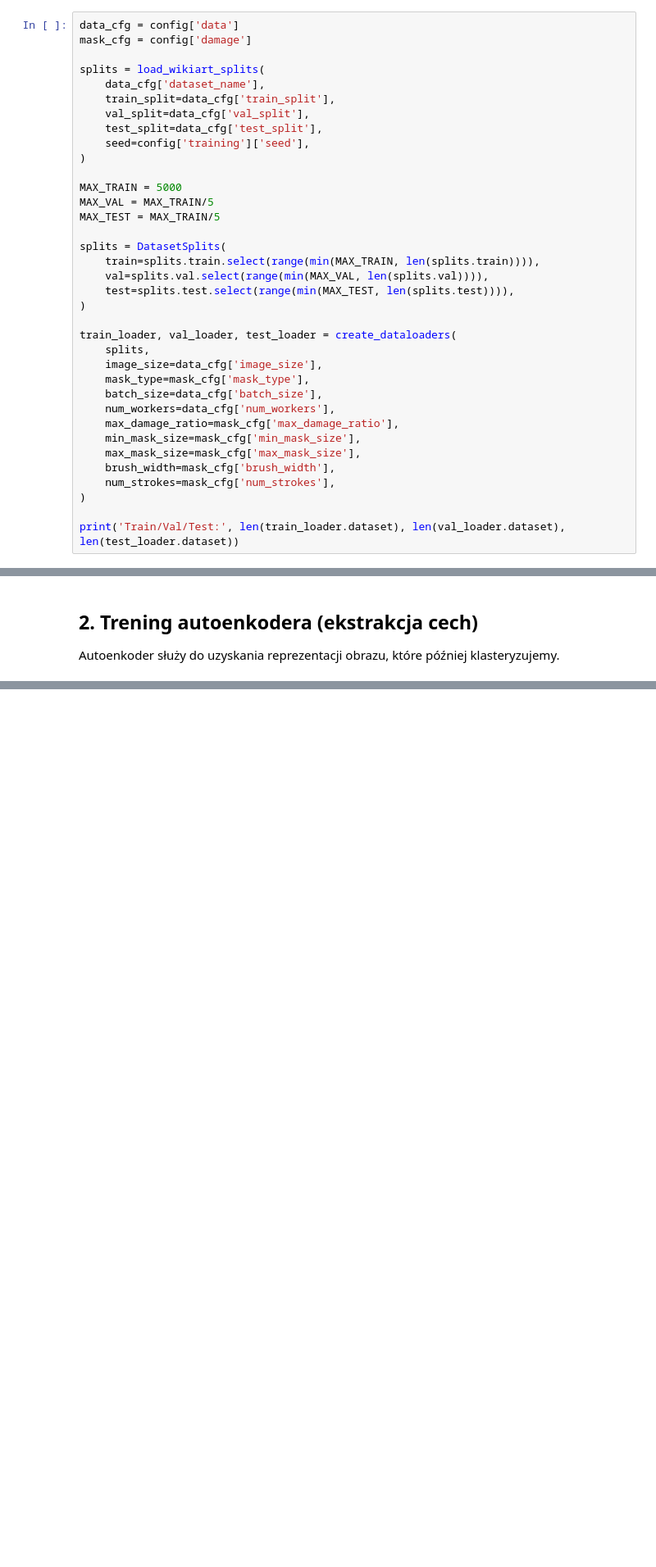
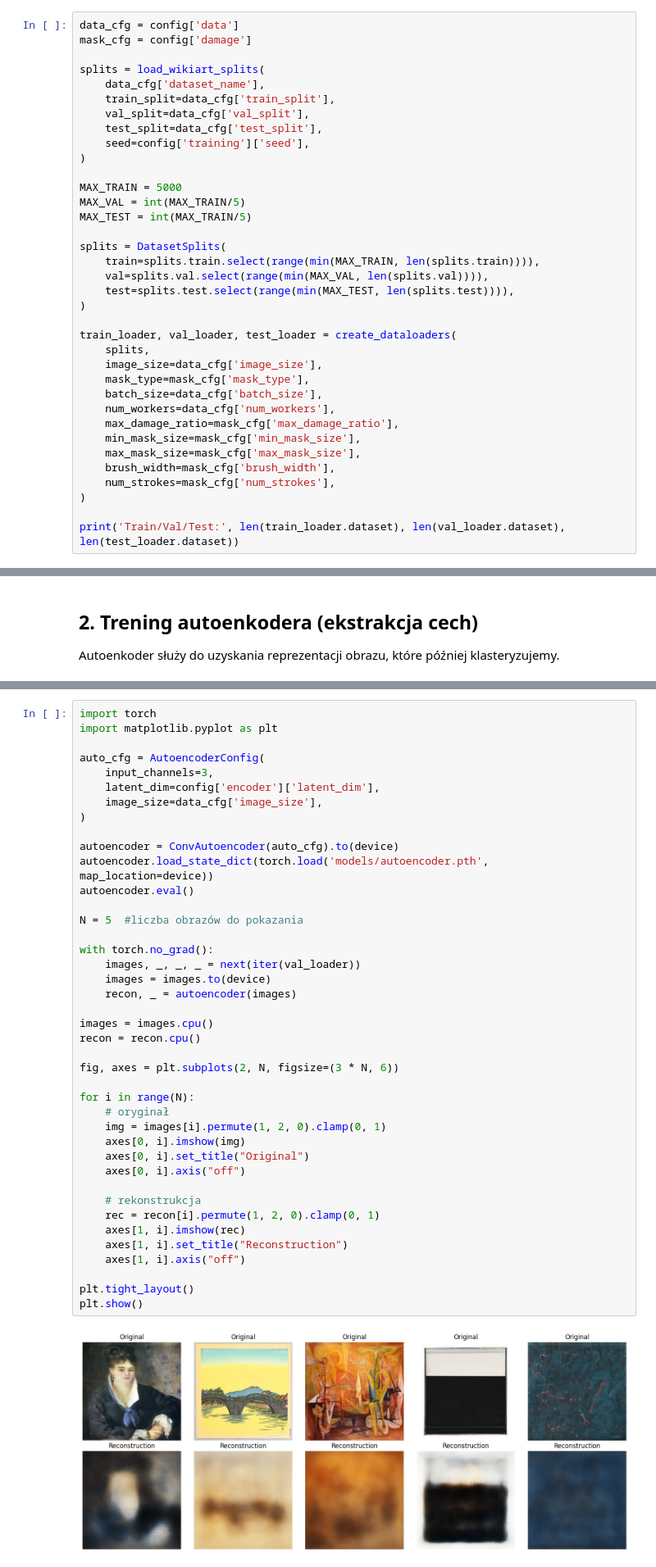
Before and after one commit to adamzsl/unsupervised-learning, a Jupyter notebook: notebooks/colab_training.ipynb, the cells around one changed output, grey strips where cells are left out. Shown at 82% size. Saved outputs shown, nothing was run; the diff lists cells and outputs as text; blank space fills up the shorter version.

```diff
--- a/notebooks/colab_training.ipynb
+++ b/notebooks/colab_training.ipynb
@@ -78,8 +107,8 @@ splits = load_wikiart_splits(
 )
 
 MAX_TRAIN = 5000
-MAX_VAL = MAX_TRAIN/5
-MAX_TEST = MAX_TRAIN/5
+MAX_VAL = int(MAX_TRAIN/5)
+MAX_TEST = int(MAX_TRAIN/5)
 
 splits = DatasetSplits(
     train=splits.train.select(range(min(MAX_TRAIN, len(splits.train)))),
@@ -140,3 +176,46 @@ torch.save(autoencoder.state_dict(), 'models/autoencoder.pth')
+# %%
+import torch
+import matplotlib.pyplot as plt
+
+auto_cfg = AutoencoderConfig(
+    input_channels=3,
+    latent_dim=config['encoder']['latent_dim'],
+    image_size=data_cfg['image_size'],
+)
+
+autoencoder = ConvAutoencoder(auto_cfg).to(device)
+autoencoder.load_state_dict(torch.load('models/autoencoder.pth', map_location=device))
+autoencoder.eval()
+
+N = 5  #liczba obrazów do pokazania
+
+with torch.no_grad():
+    images, _, _, _ = next(iter(val_loader))
+    images = images.to(device)
+    recon, _ = autoencoder(images)
+
+images = images.cpu()
+recon = recon.cpu()
+
+fig, axes = plt.subplots(2, N, figsize=(3 * N, 6))
+
+for i in range(N):
+    # oryginał
+    img = images[i].permute(1, 2, 0).clamp(0, 1)
+    axes[0, i].imshow(img)
+    axes[0, i].set_title("Original")
+    axes[0, i].axis("off")
+
+    # rekonstrukcja
+    rec = recon[i].permute(1, 2, 0).clamp(0, 1)
+    axes[1, i].imshow(rec)
+    axes[1, i].set_title("Reconstruction")
+    axes[1, i].axis("off")
+
+plt.tight_layout()
+plt.show()
+# %% [output]
+[figure, added]
 # %% [markdown]
 ## 3. Ekstrakcja embeddingów i klasteryzacja
 Z embeddingów tworzymy klastry, które wykorzystamy do fine-tuningu inpaintera.
```
Also changed, not shown: parts of 11 cells of this notebook.
